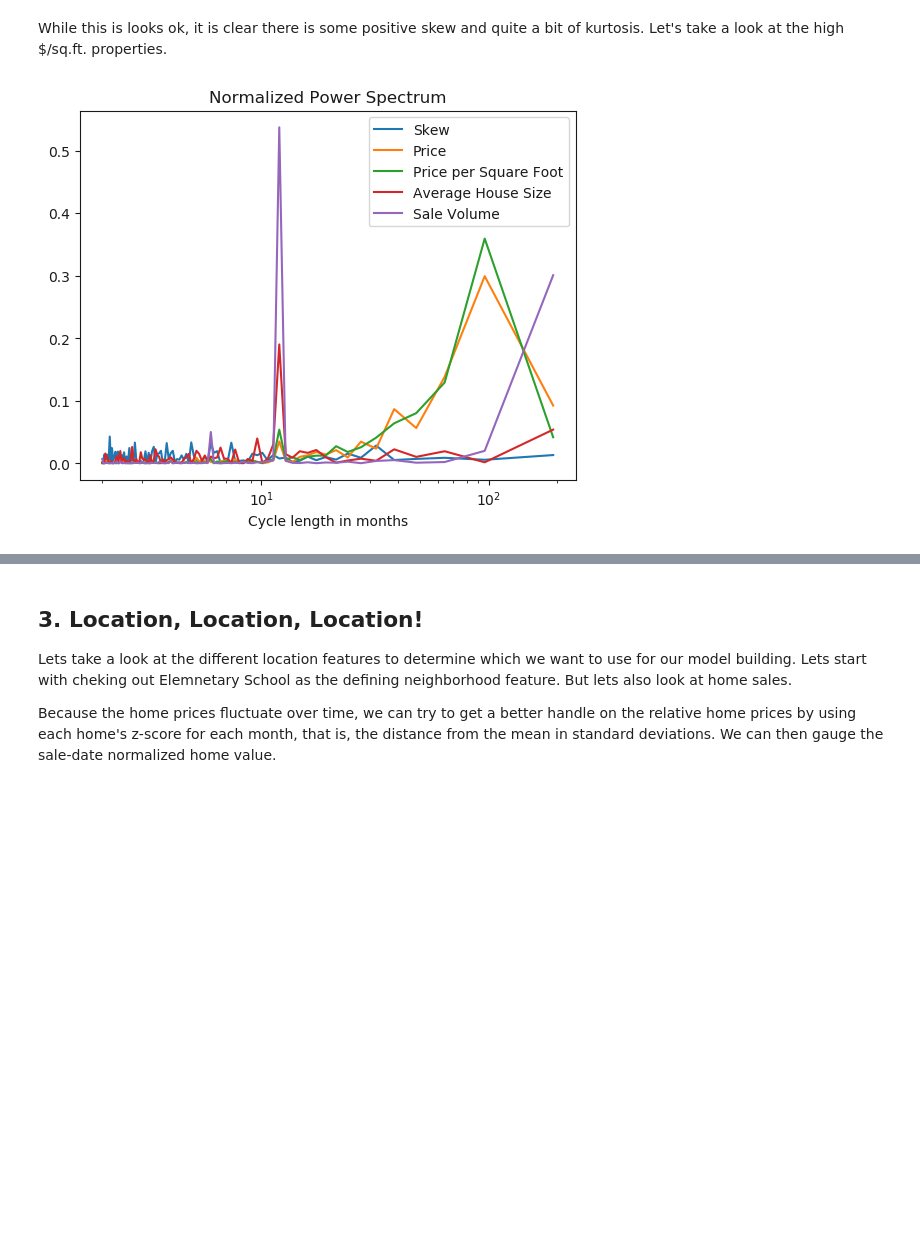
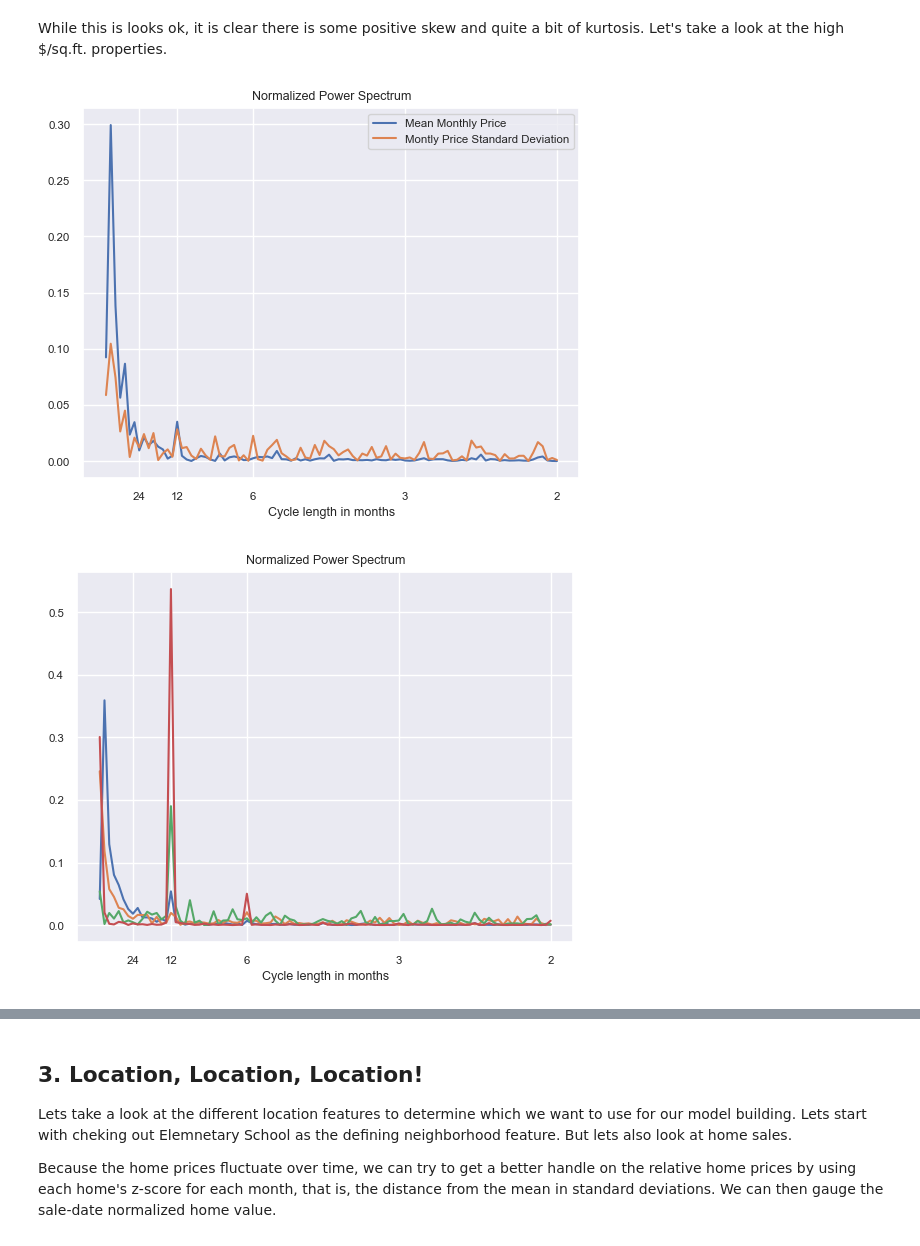
Before and after one commit to neffmallon/MadisonRealEstate, a Jupyter notebook: overview.ipynb, the cells around one changed output, grey strips where cells are left out. Cells and saved outputs as stored; diff of their text form; code cells hidden in the pictures; blank space fills up the shorter version.

```diff
--- a/overview.ipynb
+++ b/overview.ipynb
@@ -367,6 +620,8 @@ We should also better characterize these oscillations by creating a month column
 # %%
 zscore = lambda x: (x - x.mean()) / x.std()
 
-df['PPSFzscore'] = df[['Date','PricePerSqFt']].groupby('Date').transform(zscore)['PricePerSqFt']
+df["PPSFzscore"] = (
+    df[["Date", "PricePerSqFt"]].groupby("Date").transform(zscore)["PricePerSqFt"]
+)
 # %%
 col = [c for c in cont_col if c not in tax_assessor]
@@ -420,35 +680,51 @@ df[df.PropertyUse == 'Condominium'].PropertyUse.count()
 While this is looks ok, it is clear there is some positive skew and quite a bit of kurtosis. Let's take a look at the high $/sq.ft. properties.
 # %%
 ### skew of PPSFzscore over time
-#by_date = df[df.Date < max_date].groupby('Date')
-by_date = df.loc[df.Date < max_date].groupby('Date')
+# by_date = df[df.Date < max_date].groupby('Date')
+by_date = df.loc[df.Date < max_date].groupby("Date")
 
 # wavelength = 1/frequency
 # cycle_length = index/frequency
-cycle_length = [len(dates)/i for i in range(1,len(dates)//2+1)]
+cycle_length = np.array([len(dates) / i for i in range(1, len(dates) // 2 + 1)])
 
-monthly_skew = by_date['PPSFzscore'].apply(sp.stats.skew)
+monthly_skew = by_date["PricePerSqFt"].apply(sp.stats.skew)
 
-def plot_power(arr,**kwargs):
+
+def plot_power(arr, **kwargs):
     a = np.fft.rfft(arr)[1:]
-    spectrum = np.real(a*a.conj()/np.dot(a,a.conj()))
-    plt.plot(cycle_length,spectrum,**kwargs)
+    spectrum = np.real(a * a.conj() / np.dot(a, a.conj()))
+    plt.plot(1/cycle_length, spectrum, **kwargs)
+
 
 plt.figure()
-plot_power(monthly_skew)
 plot_power(means_by_date["Price"])
+plot_power(std_by_date["Price"])
+plt.xticks([1/24,1/12,1/6,1/3,1/2],["24","12","6","3","2"])
+plt.title("Normalized Power Spectrum")
+plt.xlabel("Cycle length in months")
+plt.legend(["Mean Monthly Price","Montly Price Standard Deviation"])
+
+plt.figure()
+legend = []
 plot_power(ppsf_means_by_date)
+legend.append("Prce per Square Foot means")
+plot_power(ppsf_std_by_date)
+legend.append("Price per Sqaure Foot Stadard Deviation")
 plot_power(by_date["TotalLivingArea"].mean())
-plot_power(volume['Price'])
+legend.append("Total Living Area")
+plot_power(volume["Price"])
+legend.append("Price")
+plt.xticks([1/24,1/12,1/6,1/3,1/2],["24","12","6","3","2"])
 
-plt.legend(['Skew','Price','Price per Square Foot',"Average House Size","Sale Volume"])
-plt.title('Normalized Power Spectrum')
-plt.xscale('log')
-plt.xlabel('Cycle length in months')
-#plt.xlim(min(cycle_length),26)
+# plt.legend(['Price', 'Price per Square Foot', "Average House Size", "Sale Volume", 'Skew'])
+plt.title("Normalized Power Spectrum")
+#plt.xscale("log")
+plt.xlabel("Cycle length in months")
+# plt.xlim(min(cycle_length),26)
 plt.savefig("Normalized Power Spectrum.png")
 # %% [output]
-[figure, old version]
+[figure, new version]
+[figure, added]
 # %%
 len(fft_ms[1:])
 # %% [output]
```
Also changed, not shown: parts of 45 cells of this notebook.
